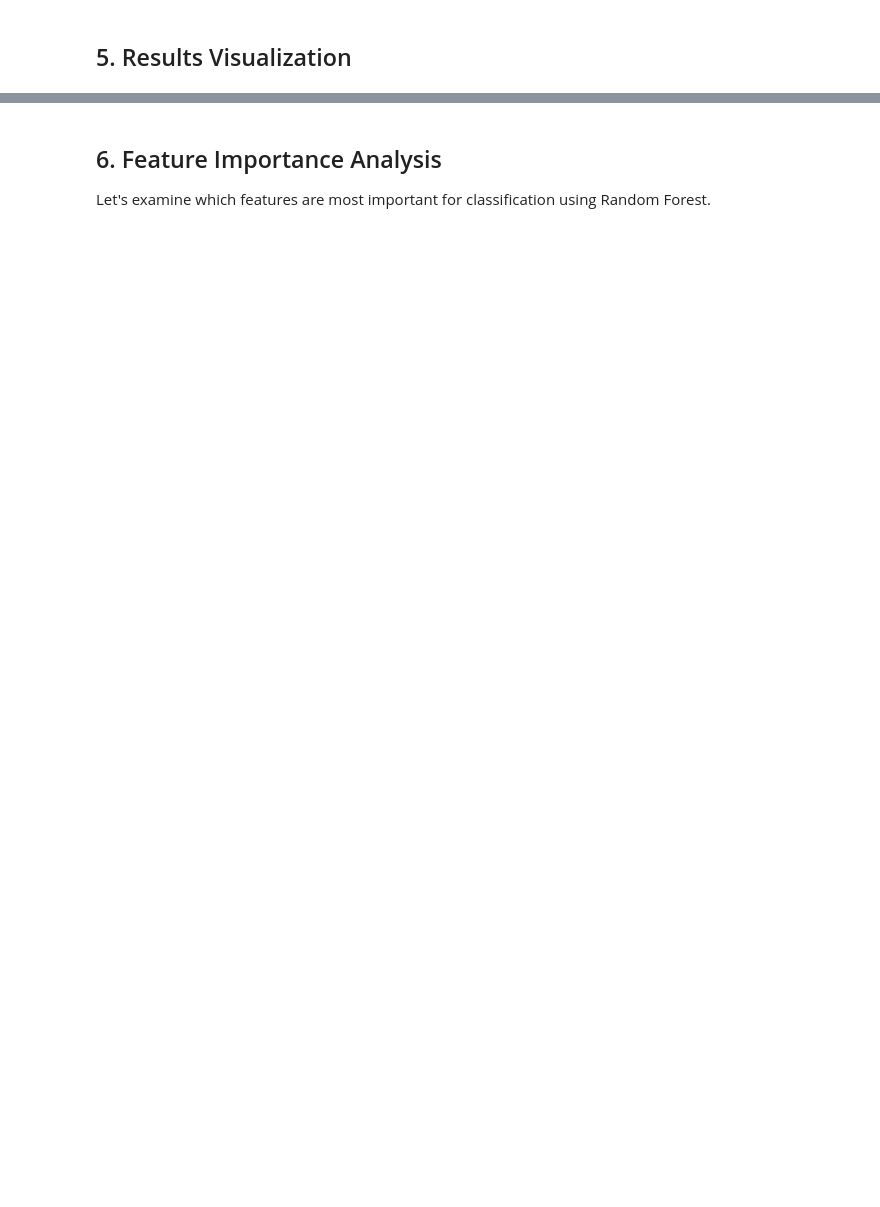
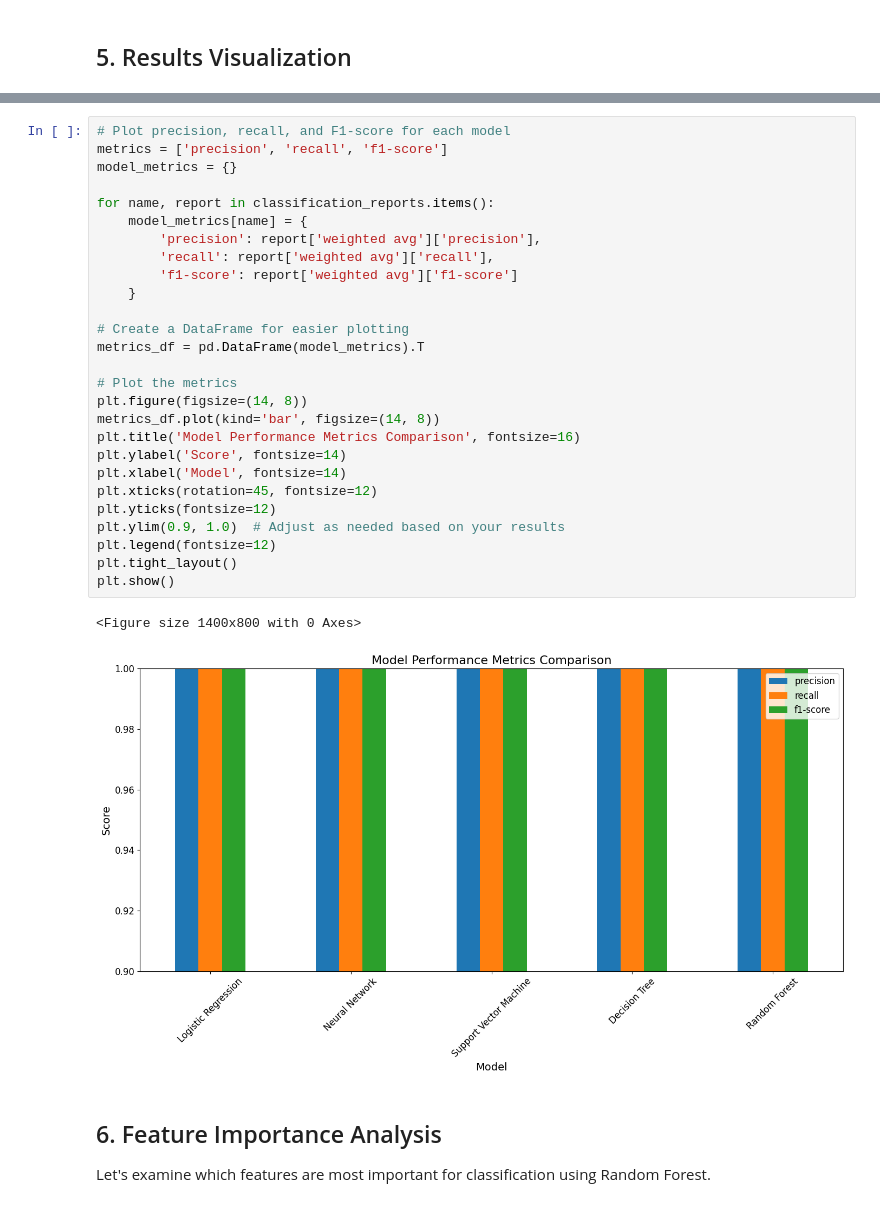
Before and after one commit to SoulCalibar/ITCS440-Project, a Jupyter notebook: mushroom_analysis.ipynb, the cells around one changed output, grey strips where cells are left out. Drawn from its saved outputs; the diff is of its cells as text; blank space fills up the shorter version.

```diff
--- a/mushroom_analysis.ipynb
+++ b/mushroom_analysis.ipynb
@@ -239,3 +301,33 @@ plt.show()
+# %%
+# Plot precision, recall, and F1-score for each model
+metrics = ['precision', 'recall', 'f1-score']
+model_metrics = {}
+
+for name, report in classification_reports.items():
+    model_metrics[name] = {
+        'precision': report['weighted avg']['precision'],
+        'recall': report['weighted avg']['recall'],
+        'f1-score': report['weighted avg']['f1-score']
+    }
+
+# Create a DataFrame for easier plotting
+metrics_df = pd.DataFrame(model_metrics).T
+
+# Plot the metrics
+plt.figure(figsize=(14, 8))
+metrics_df.plot(kind='bar', figsize=(14, 8))
+plt.title('Model Performance Metrics Comparison', fontsize=16)
+plt.ylabel('Score', fontsize=14)
+plt.xlabel('Model', fontsize=14)
+plt.xticks(rotation=45, fontsize=12)
+plt.yticks(fontsize=12)
+plt.ylim(0.9, 1.0)  # Adjust as needed based on your results
+plt.legend(fontsize=12)
+plt.tight_layout()
+plt.show()
+# %% [output]
+<Figure size 1400x800 with 0 Axes>
+[figure, added]
 # %% [markdown]
 ## 6. Feature Importance Analysis
 
```
Also changed, not shown: parts of 13 cells of this notebook, 4 other files.
